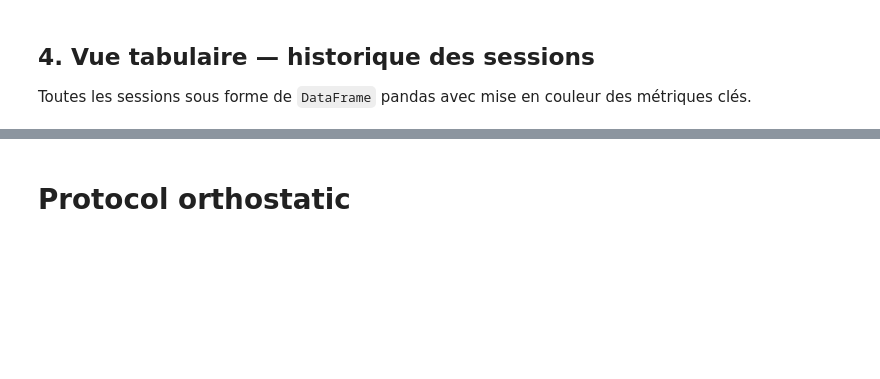
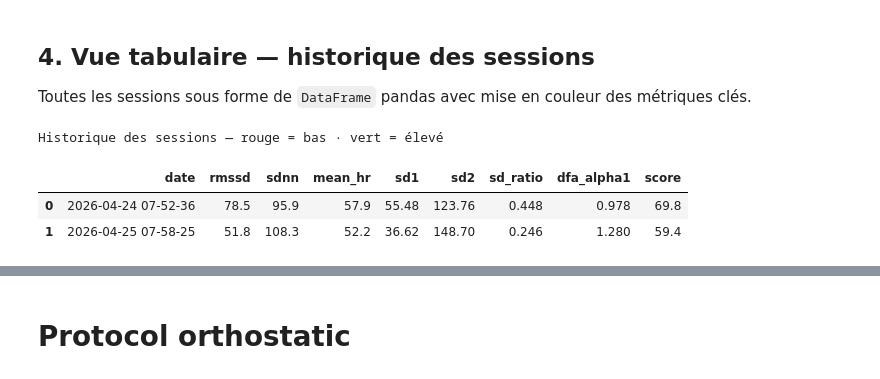
Before and after one commit to JulienMilon-DevSecOps/cardiolab, a Jupyter notebook: pipeline-notebook.ipynb, the cells around one changed output, grey strips where cells are left out. Saved outputs shown, nothing was run; the diff lists cells and outputs as text; code cells hidden in the pictures; blank space fills up the shorter version.

Commit message:
ruff check et format sur le notebook et test export

```diff
--- a/pipeline-notebook.ipynb
+++ b/pipeline-notebook.ipynb
@@ -39,7 +42,7 @@ for file in files:
         data = json.load(f)
 
     rr = RRSeries(data["rr_intervals"])
-    features = resting_hrv(rr)   # retourne un HRVFeatures complet (20 champs)
+    features = resting_hrv(rr)  # retourne un HRVFeatures complet (20 champs)
     features.date = data["date"]
 
     print(f"\n{'═' * 54}")
@@ -66,6 +69,12 @@ for file in files:
     print("\n  ── Non-linéaire — Poincaré + DFA ────────────────")
     print(f"  SD1        : {features.sd1:>8.2f} ms    (variabilité court terme)")
     print(f"  SD2        : {features.sd2:>8.2f} ms    (variabilité long terme)")
-    print(f"  SD1/SD2    : {features.sd_ratio:>8.3f}       (normal repos : 0.25 – 0.55)")
-    dfa_str = f"{features.dfa_alpha1:.3f}" if not math.isnan(features.dfa_alpha1) else "n/a (signal trop court)"
+    print(
+        f"  SD1/SD2    : {features.sd_ratio:>8.3f}       (normal repos : 0.25 – 0.55)"
+    )
+    dfa_str = (
+        f"{features.dfa_alpha1:.3f}"
+        if not math.isnan(features.dfa_alpha1)
+        else "n/a (signal trop court)"
+    )
     print(f"  DFA α1     : {dfa_str:>8}       (normal repos : 0.75 – 1.25)")
@@ -189,28 +247,45 @@ Toutes les sessions sous forme de `DataFrame` pandas avec mise en couleur des m
 # %%
 # Historique complet sous forme de DataFrame pandas
 # Mise en couleur : rouge = valeur basse, vert = valeur haute
 if "features_list" in dir() and features_list:
     df = baseline.to_dataframe()
-    cols = ["date", "rmssd", "sdnn", "mean_hr", "sd1", "sd2", "sd_ratio", "dfa_alpha1", "score"]
+    cols = [
+        "date",
+        "rmssd",
+        "sdnn",
+        "mean_hr",
+        "sd1",
+        "sd2",
+        "sd_ratio",
+        "dfa_alpha1",
+        "score",
+    ]
     display(
-        df[cols].style
-            .format({
-                "rmssd":       "{:.1f}",
-                "sdnn":        "{:.1f}",
-                "mean_hr":     "{:.1f}",
-                "sd1":         "{:.2f}",
-                "sd2":         "{:.2f}",
-                "sd_ratio":    "{:.3f}",
-                "dfa_alpha1":  lambda x: f"{x:.3f}" if pd.notna(x) else "n/a",
-                "score":       "{:.1f}",
-            })
-            .background_gradient(subset=["score"],      cmap="RdYlGn", vmin=0,    vmax=100)
-            .background_gradient(subset=["rmssd"],      cmap="RdYlGn")
-            .background_gradient(subset=["sd1"],        cmap="RdYlGn")
-            .background_gradient(subset=["dfa_alpha1"], cmap="RdYlGn", vmin=0.5,  vmax=1.25)
-            .background_gradient(subset=["mean_hr"],    cmap="RdYlGn_r")
-            .set_caption("Historique des sessions — rouge = bas · vert = élevé")
+        df[cols]
+        .style.format(
+            {
+                "rmssd": "{:.1f}",
+                "sdnn": "{:.1f}",
+                "mean_hr": "{:.1f}",
+                "sd1": "{:.2f}",
+                "sd2": "{:.2f}",
+                "sd_ratio": "{:.3f}",
+                "dfa_alpha1": lambda x: f"{x:.3f}" if pd.notna(x) else "n/a",
+                "score": "{:.1f}",
+            }
+        )
+        .background_gradient(subset=["score"], cmap="RdYlGn", vmin=0, vmax=100)
+        .background_gradient(subset=["rmssd"], cmap="RdYlGn")
+        .background_gradient(subset=["sd1"], cmap="RdYlGn")
+        .background_gradient(subset=["dfa_alpha1"], cmap="RdYlGn", vmin=0.5, vmax=1.25)
+        .background_gradient(subset=["mean_hr"], cmap="RdYlGn_r")
+        .set_caption("Historique des sessions — rouge = bas · vert = élevé")
     )
+# %% [output]
+Historique des sessions — rouge = bas · vert = élevé
+|  | date | rmssd | sdnn | mean_hr | sd1 | sd2 | sd_ratio | dfa_alpha1 | score |
+| 0 | 2026-04-24 07-52-36 | 78.5 | 95.9 | 57.9 | 55.48 | 123.76 | 0.448 | 0.978 | 69.8 |
+| 1 | 2026-04-25 07-58-25 | 51.8 | 108.3 | 52.2 | 36.62 | 148.70 | 0.246 | 1.280 | 59.4 |
 # %%
 from cardiolab.visualization.plot import plot_resting_evolution
 
```
Also changed, not shown: parts of 8 cells of this notebook, 4 other files.
